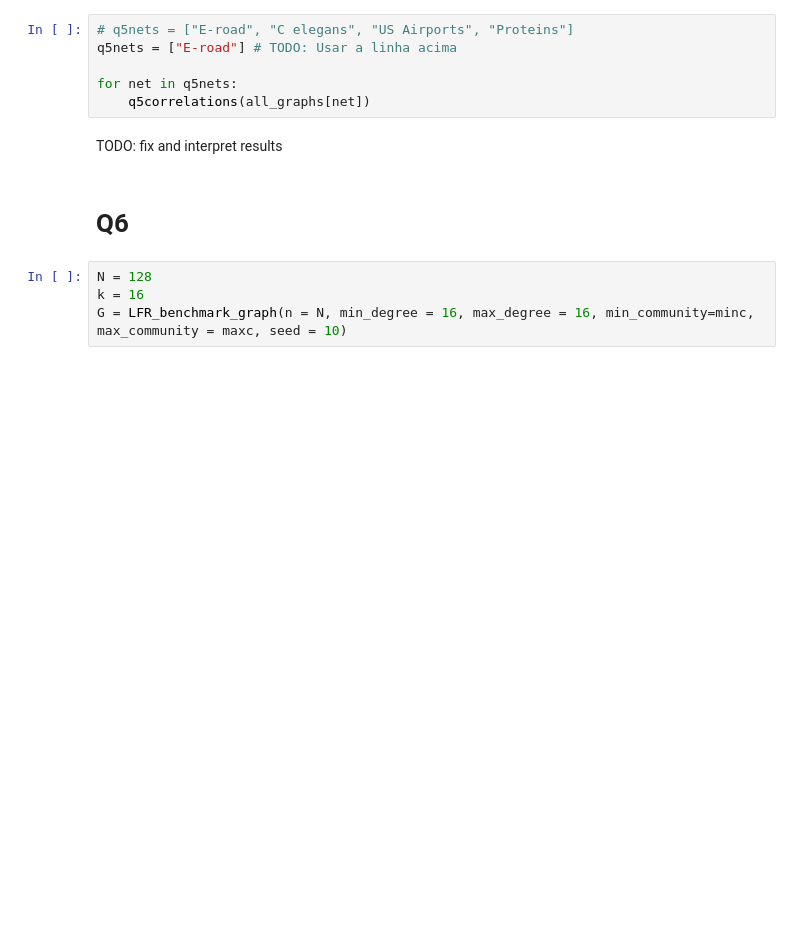
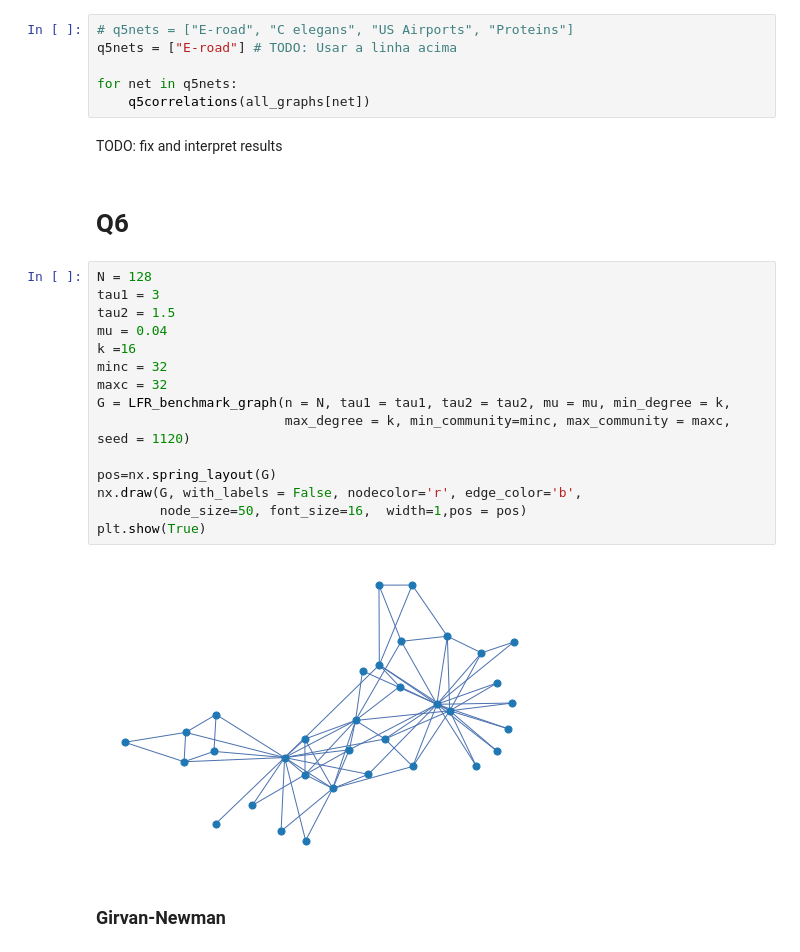
Before and after one commit to gmelodie/Complex-Networks, a Jupyter notebook: lista2/lista2.ipynb, the cells around one changed output. Saved outputs shown, nothing was run; the diff lists cells and outputs as text; blank space fills up the shorter version.

```diff
--- a/lista2/lista2.ipynb
+++ b/lista2/lista2.ipynb
@@ -424,8 +432,23 @@ for net in q5nets:
 TODO: fix and interpret results
 # %% [markdown]
 # Q6
-# %%
-N = 128
-k = 16
-G = LFR_benchmark_graph(n = N, min_degree = 16, max_degree = 16, min_community=minc, max_community = maxc, seed = 10)
+# %%
+N = 128
+tau1 = 3
+tau2 = 1.5
+mu = 0.04
+k =16
+minc = 32
+maxc = 32
+G = LFR_benchmark_graph(n = N, tau1 = tau1, tau2 = tau2, mu = mu, min_degree = k,
+                        max_degree = k, min_community=minc, max_community = maxc, seed = 1120)
+
+pos=nx.spring_layout(G)
+nx.draw(G, with_labels = False, nodecolor='r', edge_color='b',
+        node_size=50, font_size=16,  width=1,pos = pos)
+plt.show(True)
+# %% [output]
+[figure, added]
+# %% [markdown]
+### Girvan-Newman
 # %%
```
Also changed, not shown: parts of 58 cells of this notebook, 12 other files.
